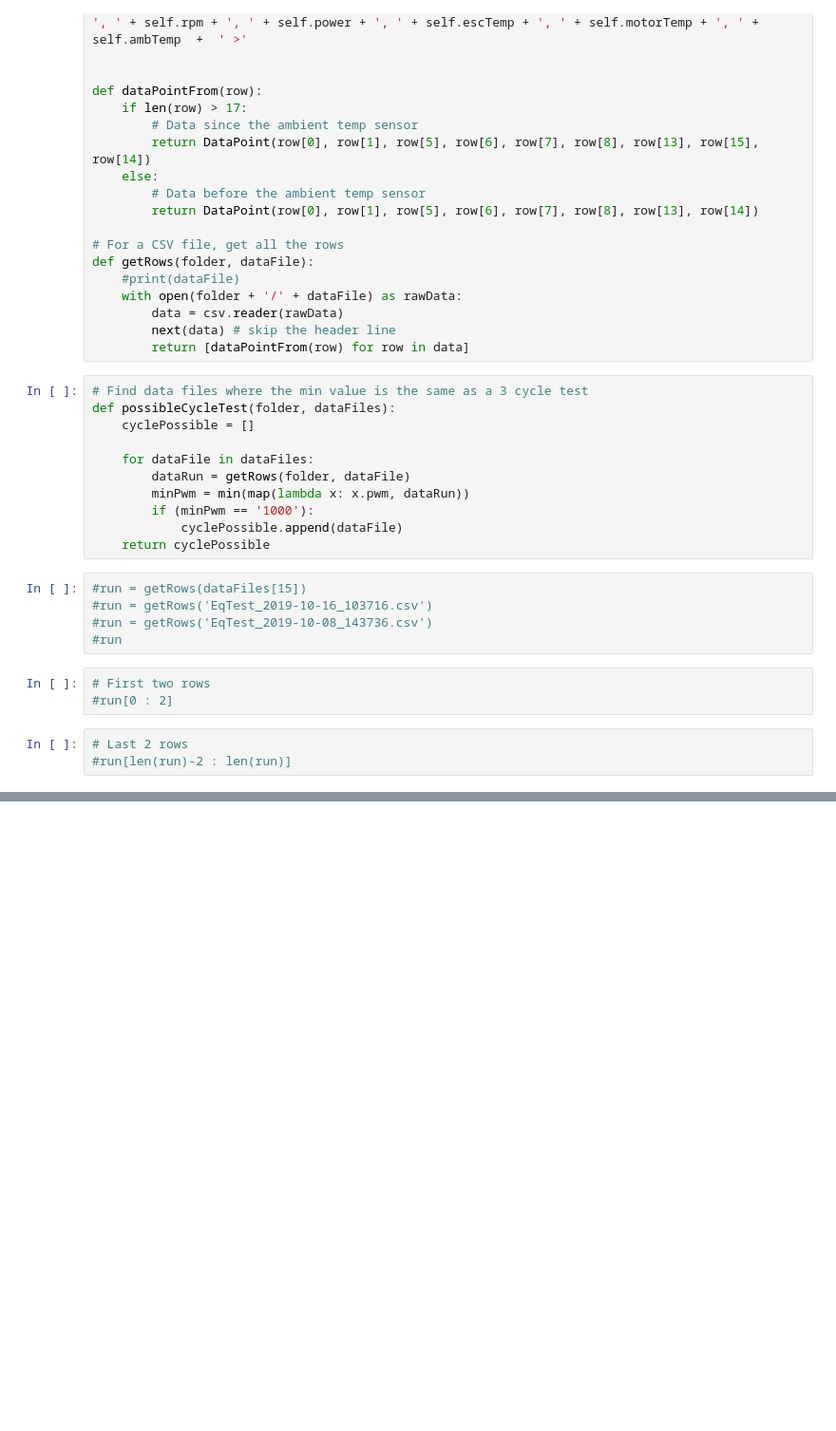
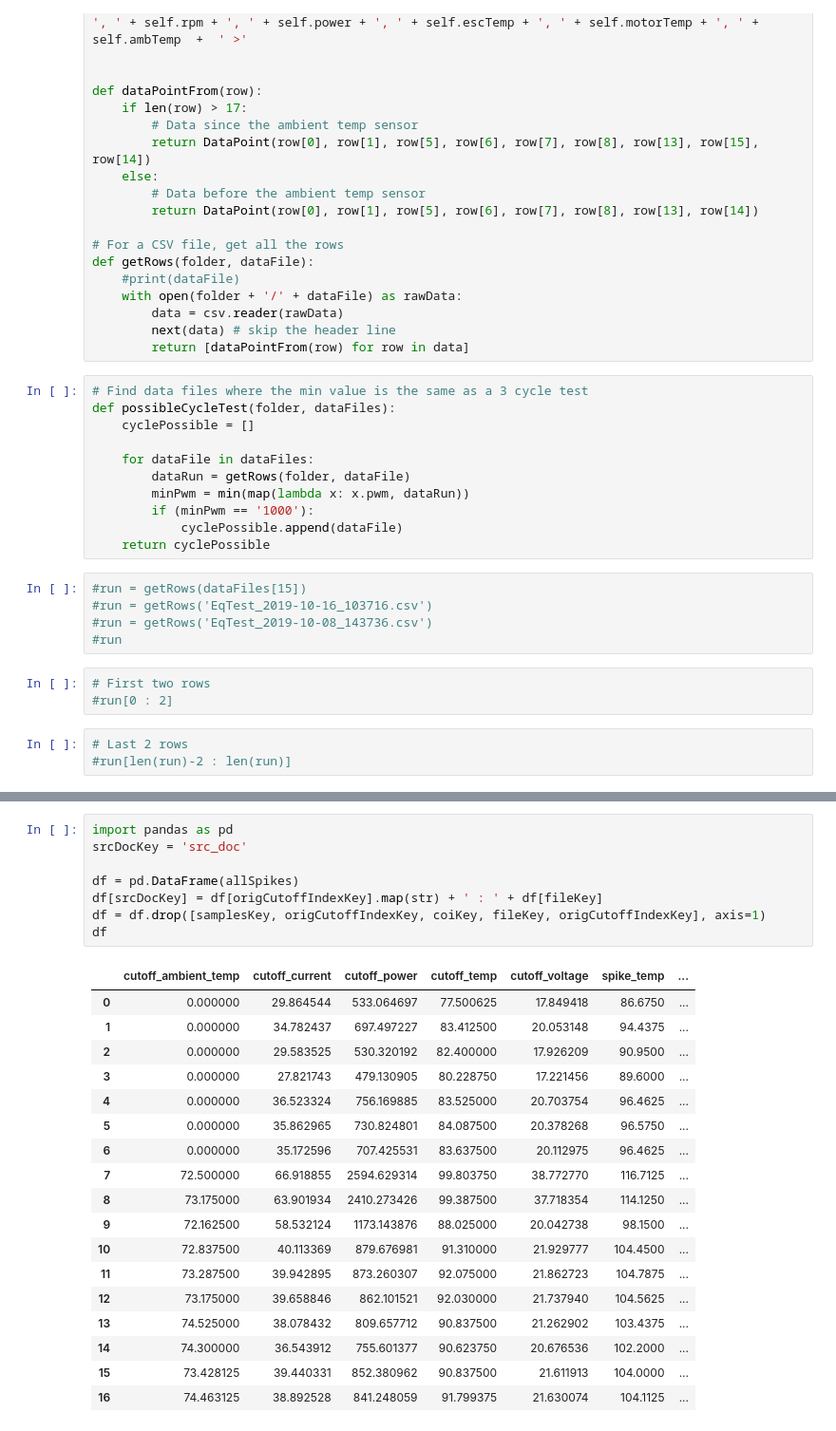
Before and after one commit to Brojowski/uas, a Jupyter notebook: SpikeAnalysis.ipynb, the cells around one changed output, grey strips where cells are left out. Shown at 95% size. Saved outputs shown, nothing was run; the diff lists cells and outputs as text; blank space fills up the shorter version.

```diff
--- a/SpikeAnalysis.ipynb
+++ b/SpikeAnalysis.ipynb
@@ -115,0 +198,27 @@ plotCycleTestsForFolder('eq_proof')
+# %%
+import pandas as pd
+srcDocKey = 'src_doc'
+
+df = pd.DataFrame(allSpikes)
+df[srcDocKey] = df[origCutoffIndexKey].map(str) + ' : ' + df[fileKey]
+df = df.drop([samplesKey, origCutoffIndexKey, coiKey, fileKey, origCutoffIndexKey], axis=1)
+df
+# %% [output]
+|  | cutoff_ambient_temp | cutoff_current | cutoff_power | cutoff_temp | cutoff_voltage | spike_temp | ... |
+| 0 | 0.000000 | 29.864544 | 533.064697 | 77.500625 | 17.849418 | 86.6750 | ... |
+| 1 | 0.000000 | 34.782437 | 697.497227 | 83.412500 | 20.053148 | 94.4375 | ... |
+| 2 | 0.000000 | 29.583525 | 530.320192 | 82.400000 | 17.926209 | 90.9500 | ... |
+| 3 | 0.000000 | 27.821743 | 479.130905 | 80.228750 | 17.221456 | 89.6000 | ... |
+| 4 | 0.000000 | 36.523324 | 756.169885 | 83.525000 | 20.703754 | 96.4625 | ... |
+| 5 | 0.000000 | 35.862965 | 730.824801 | 84.087500 | 20.378268 | 96.5750 | ... |
+| 6 | 0.000000 | 35.172596 | 707.425531 | 83.637500 | 20.112975 | 96.4625 | ... |
+| 7 | 72.500000 | 66.918855 | 2594.629314 | 99.803750 | 38.772770 | 116.7125 | ... |
+| 8 | 73.175000 | 63.901934 | 2410.273426 | 99.387500 | 37.718354 | 114.1250 | ... |
+| 9 | 72.162500 | 58.532124 | 1173.143876 | 88.025000 | 20.042738 | 98.1500 | ... |
+| 10 | 72.837500 | 40.113369 | 879.676981 | 91.310000 | 21.929777 | 104.4500 | ... |
+| 11 | 73.287500 | 39.942895 | 873.260307 | 92.075000 | 21.862723 | 104.7875 | ... |
+| 12 | 73.175000 | 39.658846 | 862.101521 | 92.030000 | 21.737940 | 104.5625 | ... |
+| 13 | 74.525000 | 38.078432 | 809.657712 | 90.837500 | 21.262902 | 103.4375 | ... |
+| 14 | 74.300000 | 36.543912 | 755.601377 | 90.623750 | 20.676536 | 102.2000 | ... |
+| 15 | 73.428125 | 39.440331 | 852.380962 | 90.837500 | 21.611913 | 104.0000 | ... |
+| 16 | 74.463125 | 38.892528 | 841.248059 | 91.799375 | 21.630074 | 104.1125 | ... |
```
Also changed, not shown: parts of 10 cells of this notebook.
